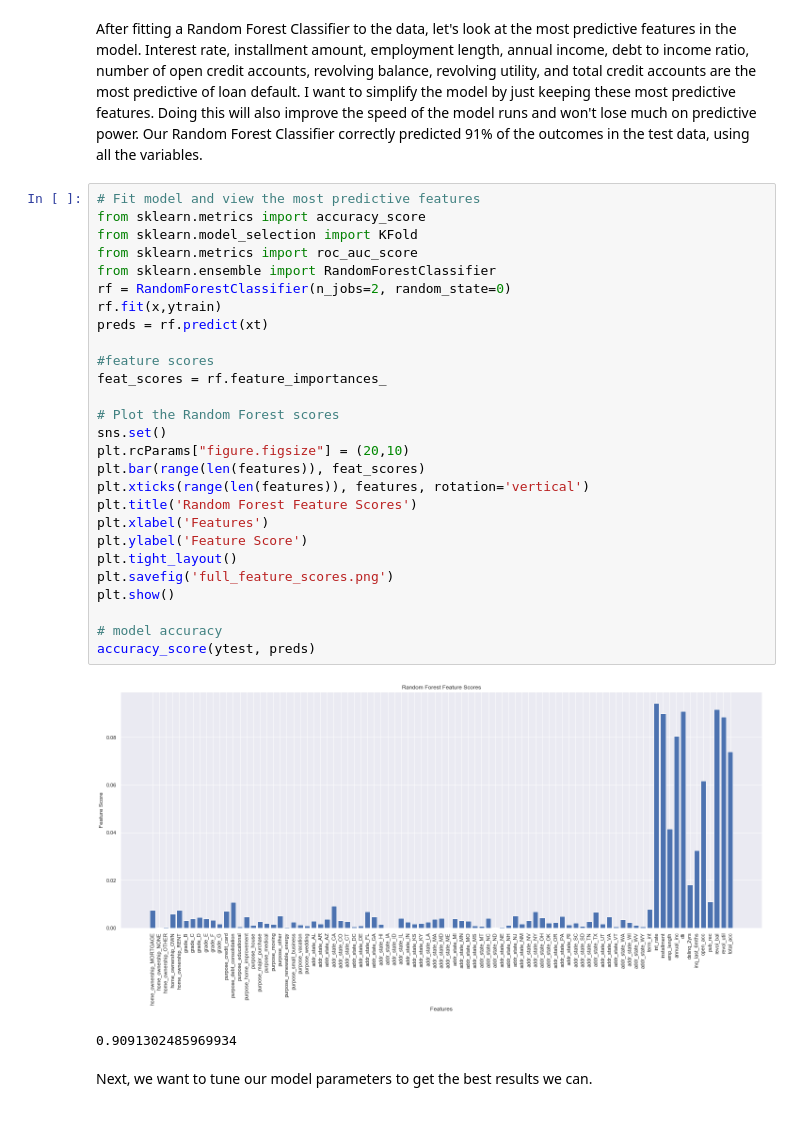
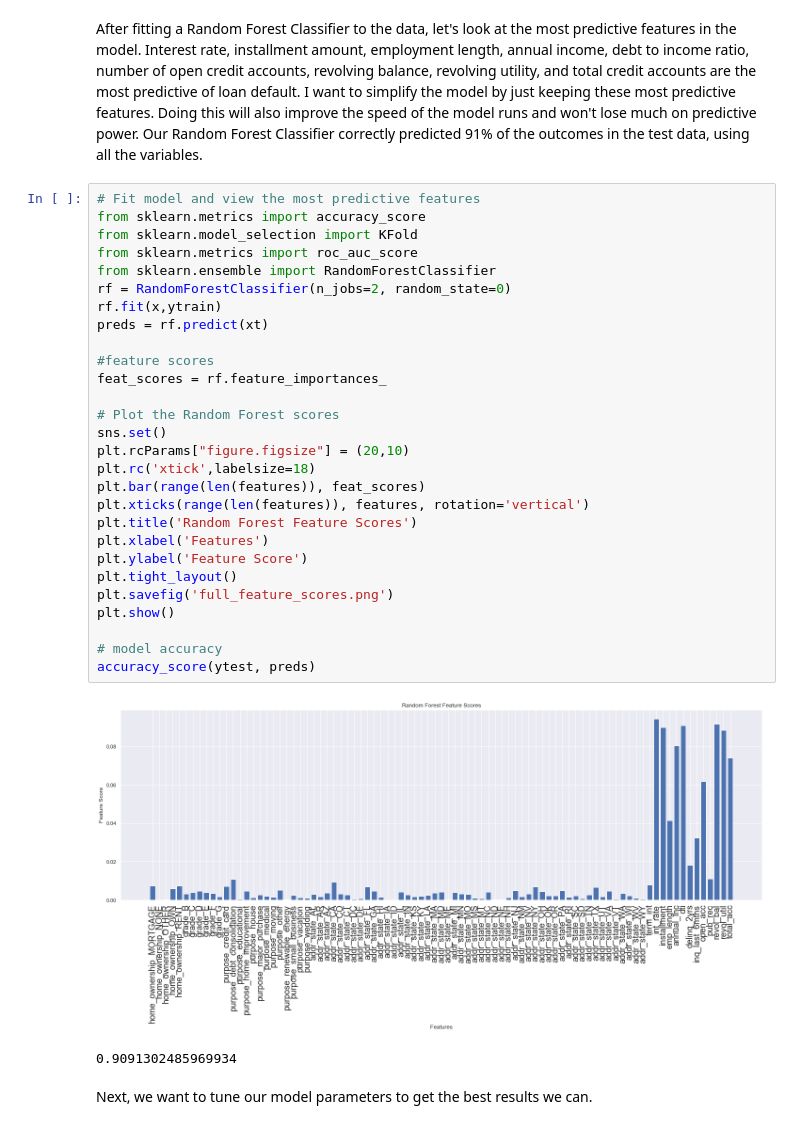
Before and after one commit to regruss/Predicting_Loan_Default, a Jupyter notebook: Lending_Club_Final.ipynb, the cells around one changed output. Saved outputs shown, nothing was run; the diff lists cells and outputs as text.

```diff
--- a/Lending_Club_Final.ipynb
+++ b/Lending_Club_Final.ipynb
@@ -88,32 +88,33 @@ After fitting a Random Forest Classifier to the data, let's look at the most pre
 # %%
 # Fit model and view the most predictive features
 from sklearn.metrics import accuracy_score
 from sklearn.model_selection import KFold
 from sklearn.metrics import roc_auc_score
 from sklearn.ensemble import RandomForestClassifier
 rf = RandomForestClassifier(n_jobs=2, random_state=0)
 rf.fit(x,ytrain)
 preds = rf.predict(xt)
 
 #feature scores
 feat_scores = rf.feature_importances_
 
 # Plot the Random Forest scores
 sns.set()
 plt.rcParams["figure.figsize"] = (20,10)
+plt.rc('xtick',labelsize=18)
 plt.bar(range(len(features)), feat_scores)
 plt.xticks(range(len(features)), features, rotation='vertical')
 plt.title('Random Forest Feature Scores')
 plt.xlabel('Features')
 plt.ylabel('Feature Score')
 plt.tight_layout()
 plt.savefig('full_feature_scores.png')
 plt.show()
 
 # model accuracy
 accuracy_score(ytest, preds)
 # %% [output]
-[figure, old version]
+[figure, new version]
 0.9091302485969934
 # %% [markdown]
 Next, we want to tune our model parameters to get the best results we can.
```
Also changed, not shown: 1 other file.
